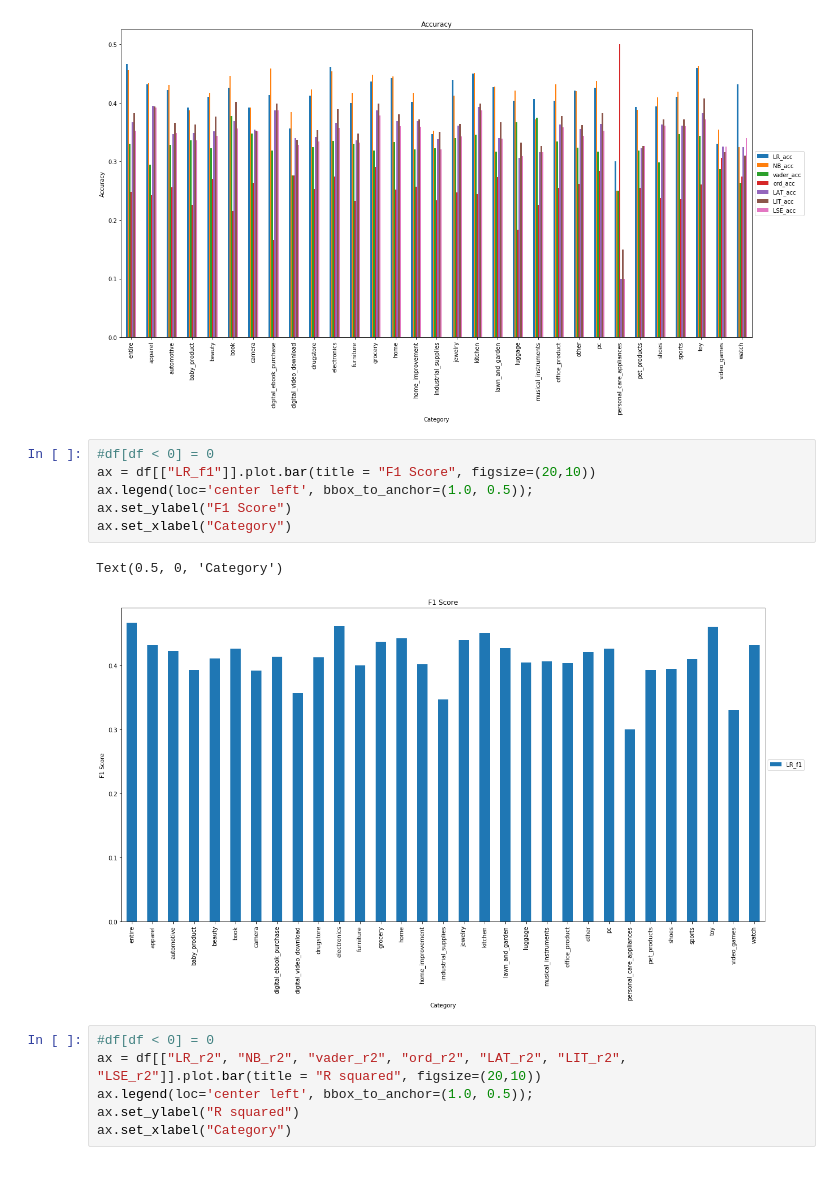
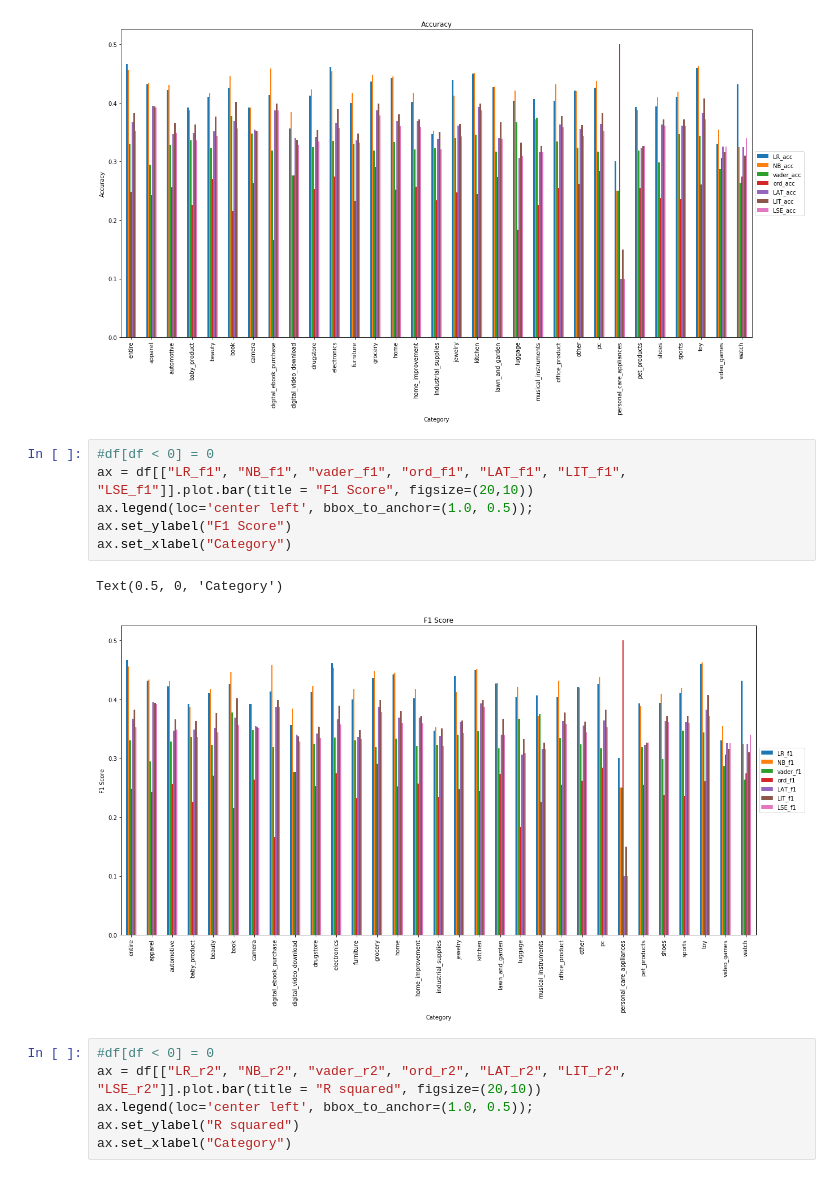
Before and after one commit to krithravi/review-prediction, a Jupyter notebook: graphing.ipynb, the cells around one changed output. Cells and saved outputs as stored; diff of their text form.

```diff
--- a/graphing.ipynb
+++ b/graphing.ipynb
@@ -45,13 +46,13 @@ Text(0.5, 0, 'Category')
 [figure]
 # %%
 #df[df < 0] = 0
-ax = df[["LR_f1"]].plot.bar(title = "F1 Score", figsize=(20,10))
+ax = df[["LR_f1", "NB_f1", "vader_f1", "ord_f1", "LAT_f1", "LIT_f1", "LSE_f1"]].plot.bar(title = "F1 Score", figsize=(20,10))
 ax.legend(loc='center left', bbox_to_anchor=(1.0, 0.5));
 ax.set_ylabel("F1 Score")
 ax.set_xlabel("Category")
 # %% [output]
 Text(0.5, 0, 'Category')
-[figure, old version]
+[figure, new version]
 # %%
 #df[df < 0] = 0
 ax = df[["LR_r2", "NB_r2", "vader_r2", "ord_r2", "LAT_r2", "LIT_r2", "LSE_r2"]].plot.bar(title = "R squared", figsize=(20,10))
```
Also changed, not shown: parts of 6 cells of this notebook, 4 other files.
